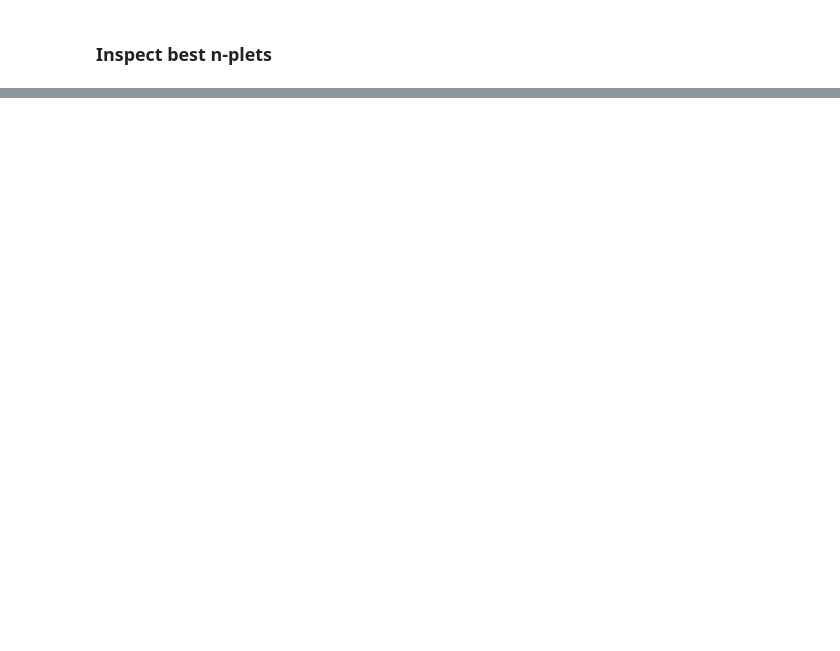
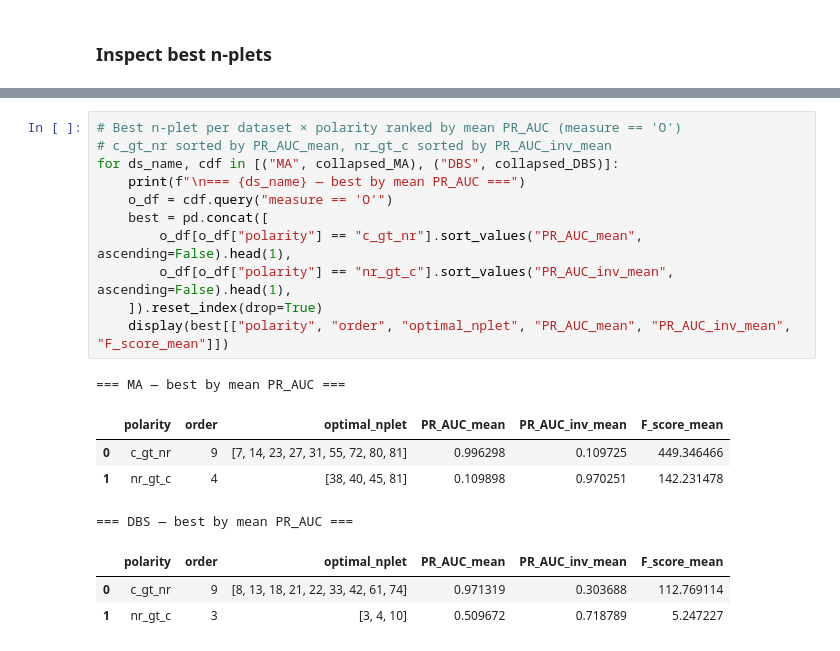
Before and after one commit to camilo-espinosa/high-order-anesthesia, a Jupyter notebook: notebooks/R1_discrimination/R1_A_lopo.ipynb, the cells around one changed output, grey strips where cells are left out. Drawn from its saved outputs; the diff is of its cells as text; blank space fills up the shorter version.

```diff
--- a/notebooks/R1_discrimination/R1_A_lopo.ipynb
+++ b/notebooks/R1_discrimination/R1_A_lopo.ipynb
@@ -301,0 +376,20 @@ print(eval_MA.head(3))
+# %%
+# Best n-plet per dataset × polarity ranked by mean PR_AUC (measure == 'O')
+# c_gt_nr sorted by PR_AUC_mean, nr_gt_c sorted by PR_AUC_inv_mean
+for ds_name, cdf in [("MA", collapsed_MA), ("DBS", collapsed_DBS)]:
+    print(f"\n=== {ds_name} — best by mean PR_AUC ===")
+    o_df = cdf.query("measure == 'O'")
+    best = pd.concat([
+        o_df[o_df["polarity"] == "c_gt_nr"].sort_values("PR_AUC_mean",     ascending=False).head(1),
+        o_df[o_df["polarity"] == "nr_gt_c"].sort_values("PR_AUC_inv_mean", ascending=False).head(1),
+    ]).reset_index(drop=True)
+    display(best[["polarity", "order", "optimal_nplet", "PR_AUC_mean", "PR_AUC_inv_mean", "F_score_mean"]])
+# %% [output]
+=== MA — best by mean PR_AUC ===
+|  | polarity | order | optimal_nplet | PR_AUC_mean | PR_AUC_inv_mean | F_score_mean |
+| 0 | c_gt_nr | 9 | [7, 14, 23, 27, 31, 55, 72, 80, 81] | 0.996298 | 0.109725 | 449.346466 |
+| 1 | nr_gt_c | 4 | [38, 40, 45, 81] | 0.109898 | 0.970251 | 142.231478 |
+=== DBS — best by mean PR_AUC ===
+|  | polarity | order | optimal_nplet | PR_AUC_mean | PR_AUC_inv_mean | F_score_mean |
+| 0 | c_gt_nr | 9 | [8, 13, 18, 21, 22, 33, 42, 61, 74] | 0.971319 | 0.303688 | 112.769114 |
+| 1 | nr_gt_c | 3 | [3, 4, 10] | 0.509672 | 0.718789 | 5.247227 |
```
Also changed, not shown: parts of 14 cells of this notebook, 14 other files.
